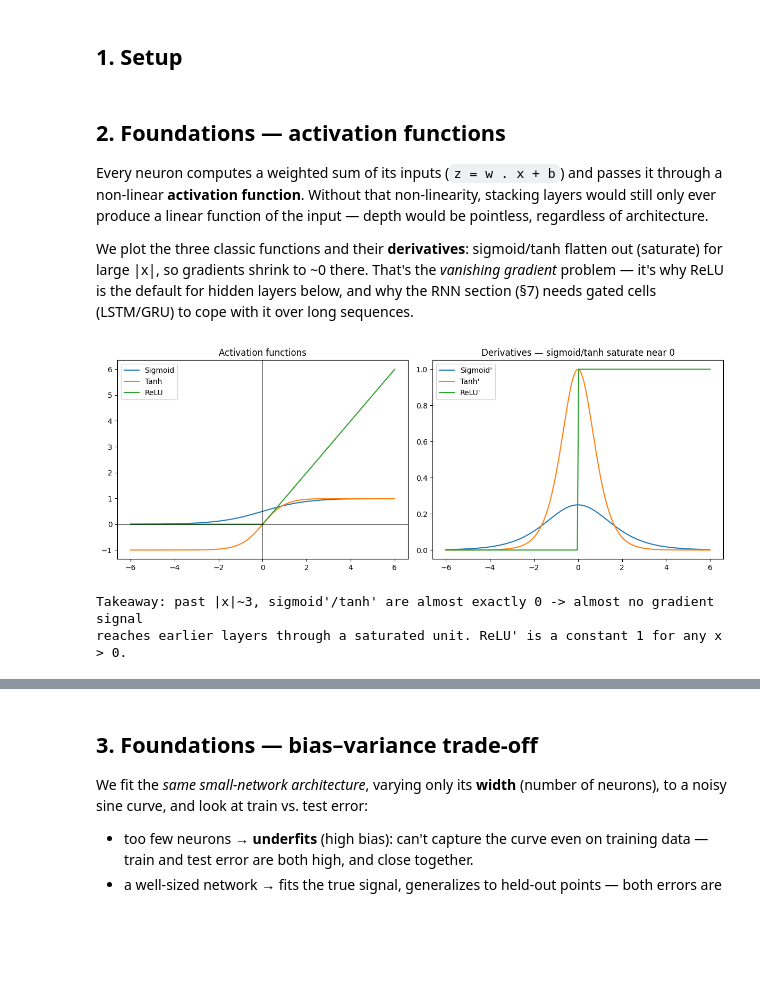
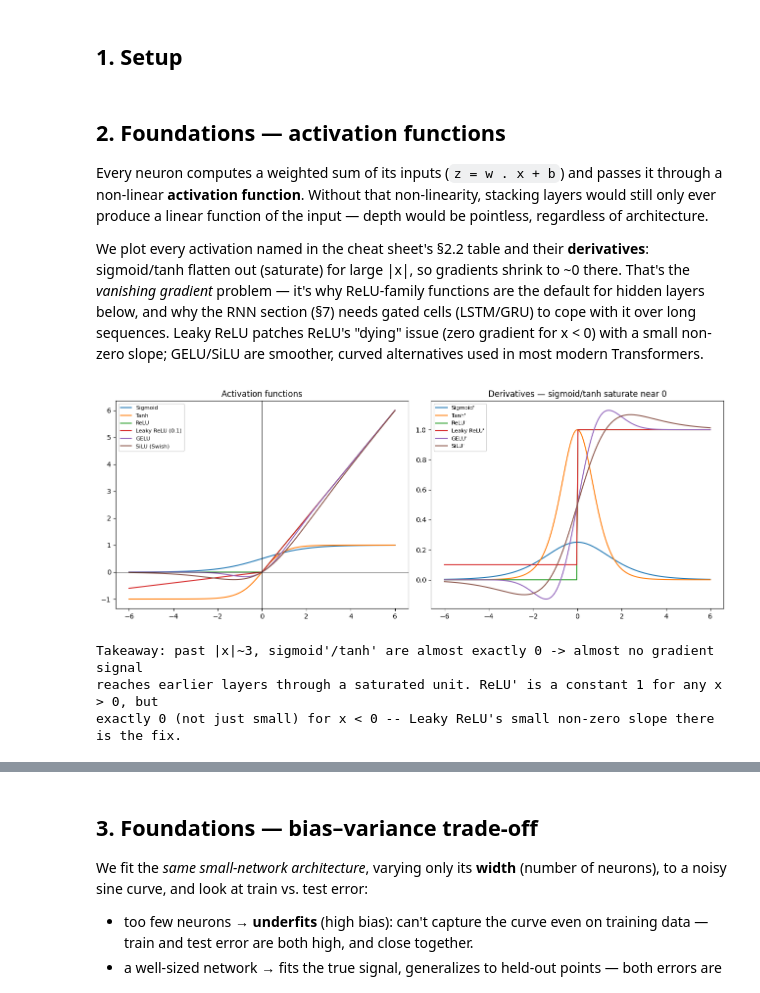
Before and after one commit to manuzrpEd/ANNs_Explained, a Jupyter notebook: ANNs_Explained.ipynb, the cells around one changed output, grey strips where cells are left out. Drawn from its saved outputs; the diff is of its cells as text; code cells hidden in the pictures; blank space fills up the shorter version.

```diff
--- a/ANNs_Explained.ipynb
+++ b/ANNs_Explained.ipynb
@@ -51,43 +52,62 @@ non-linear **activation function**. Without that non-linearity, stacking layers
 ever produce a linear function of the input — depth would be pointless, regardless of
 architecture.
 
-We plot the three classic functions and their **derivatives**: sigmoid/tanh flatten out
-(saturate) for large |x|, so gradients shrink to ~0 there. That's the *vanishing gradient*
-problem — it's why ReLU is the default for hidden layers below, and why the RNN section (§7)
-needs gated cells (LSTM/GRU) to cope with it over long sequences.
+We plot every activation named in the cheat sheet's §2.2 table and their **derivatives**:
+sigmoid/tanh flatten out (saturate) for large |x|, so gradients shrink to ~0 there. That's the
+*vanishing gradient* problem — it's why ReLU-family functions are the default for hidden layers
+below, and why the RNN section (§7) needs gated cells (LSTM/GRU) to cope with it over long
+sequences. Leaky ReLU patches ReLU's "dying" issue (zero gradient for x < 0) with a small
+non-zero slope; GELU/SiLU are smoother, curved alternatives used in most modern Transformers.
 # %%
 x = torch.linspace(-6, 6, 200)
 
-fig, axes = plt.subplots(1, 2, figsize=(12, 4.5))
+activations = {
+    "Sigmoid": torch.sigmoid(x),
+    "Tanh": torch.tanh(x),
+    "ReLU": torch.relu(x),
+    "Leaky ReLU (0.1)": nn.functional.leaky_relu(x, negative_slope=0.1),
+    "GELU": nn.functional.gelu(x),
+    "SiLU (Swish)": nn.functional.silu(x),
+}
 
-axes[0].plot(x, torch.sigmoid(x), label="Sigmoid")
-axes[0].plot(x, torch.tanh(x), label="Tanh")
-axes[0].plot(x, torch.relu(x), label="ReLU")
+fig, axes = plt.subplots(1, 2, figsize=(13, 5))
+
+for name, y in activations.items():
+    axes[0].plot(x, y, label=name)
 axes[0].axhline(0, color="black", linewidth=0.5)
 axes[0].axvline(0, color="black", linewidth=0.5)
 axes[0].set_title("Activation functions")
-axes[0].legend()
+axes[0].legend(fontsize=8)
 
 
 def grad_of(f):
     x_grad = torch.linspace(-6, 6, 200, requires_grad=True)
     y = f(x_grad)
     (g,) = torch.autograd.grad(y, x_grad, grad_outputs=torch.ones_like(y))
     return g.detach()
 
 
-axes[1].plot(x, grad_of(torch.sigmoid), label="Sigmoid'")
-axes[1].plot(x, grad_of(torch.tanh), label="Tanh'")
-axes[1].plot(x, grad_of(torch.relu), label="ReLU'")
+derivative_fns = {
+    "Sigmoid'": torch.sigmoid,
+    "Tanh'": torch.tanh,
+    "ReLU'": torch.relu,
+    "Leaky ReLU'": lambda t: nn.functional.leaky_relu(t, negative_slope=0.1),
+    "GELU'": nn.functional.gelu,
+    "SiLU'": nn.functional.silu,
+}
+for name, f in derivative_fns.items():
+    axes[1].plot(x, grad_of(f), label=name)
 axes[1].set_title("Derivatives — sigmoid/tanh saturate near 0")
-axes[1].legend()
+axes[1].legend(fontsize=8)
 
 plt.tight_layout()
 plt.show()
 
 print("Takeaway: past |x|~3, sigmoid'/tanh' are almost exactly 0 -> almost no gradient signal")
-print("reaches earlier layers through a saturated unit. ReLU' is a constant 1 for any x > 0.")
+print("reaches earlier layers through a saturated unit. ReLU' is a constant 1 for any x > 0, but")
+print("exactly 0 (not just small) for x < 0 -- Leaky ReLU's small non-zero slope there is the fix.")
 # %% [output]
-[figure, old version]
+[figure, new version]
 Takeaway: past |x|~3, sigmoid'/tanh' are almost exactly 0 -> almost no gradient signal
-reaches earlier layers through a saturated unit. ReLU' is a constant 1 for any x > 0.
+reaches earlier layers through a saturated unit. ReLU' is a constant 1 for any x > 0, but
+exactly 0 (not just small) for x < 0 -- Leaky ReLU's small non-zero slope there is the fix.
```
Also changed, not shown: parts of 33 cells of this notebook, 1 other file.
